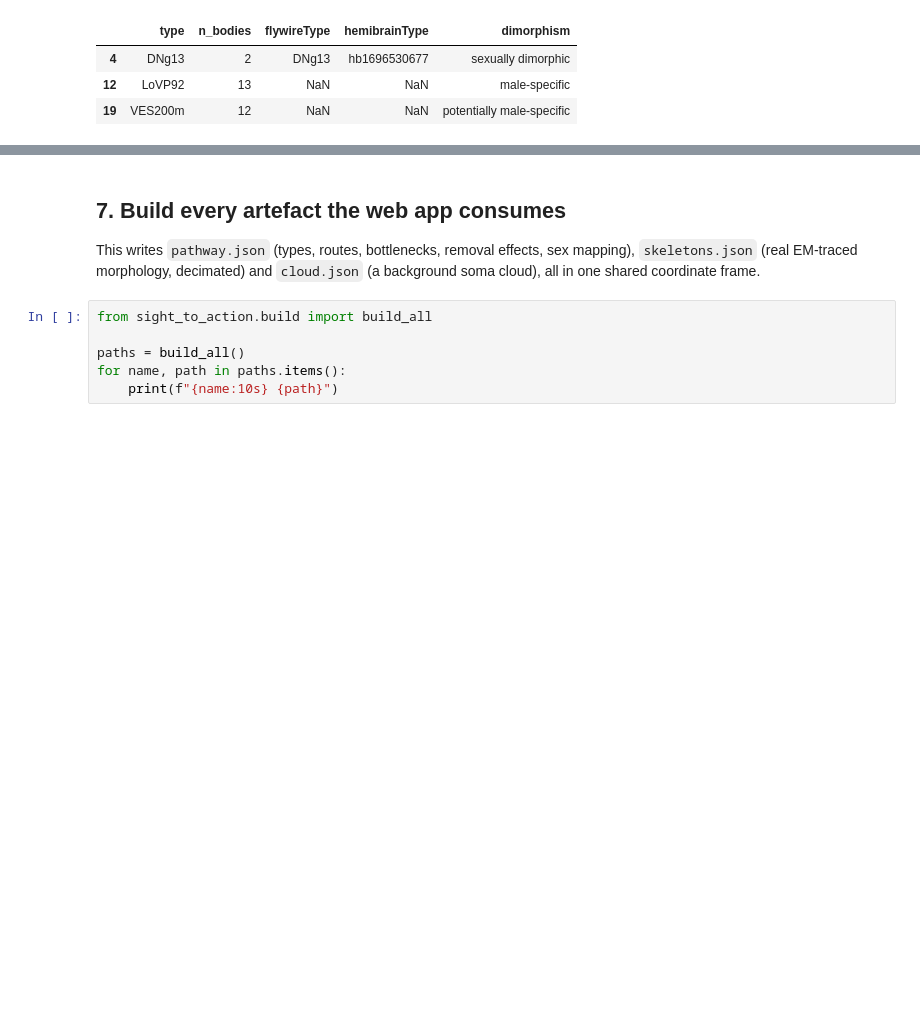
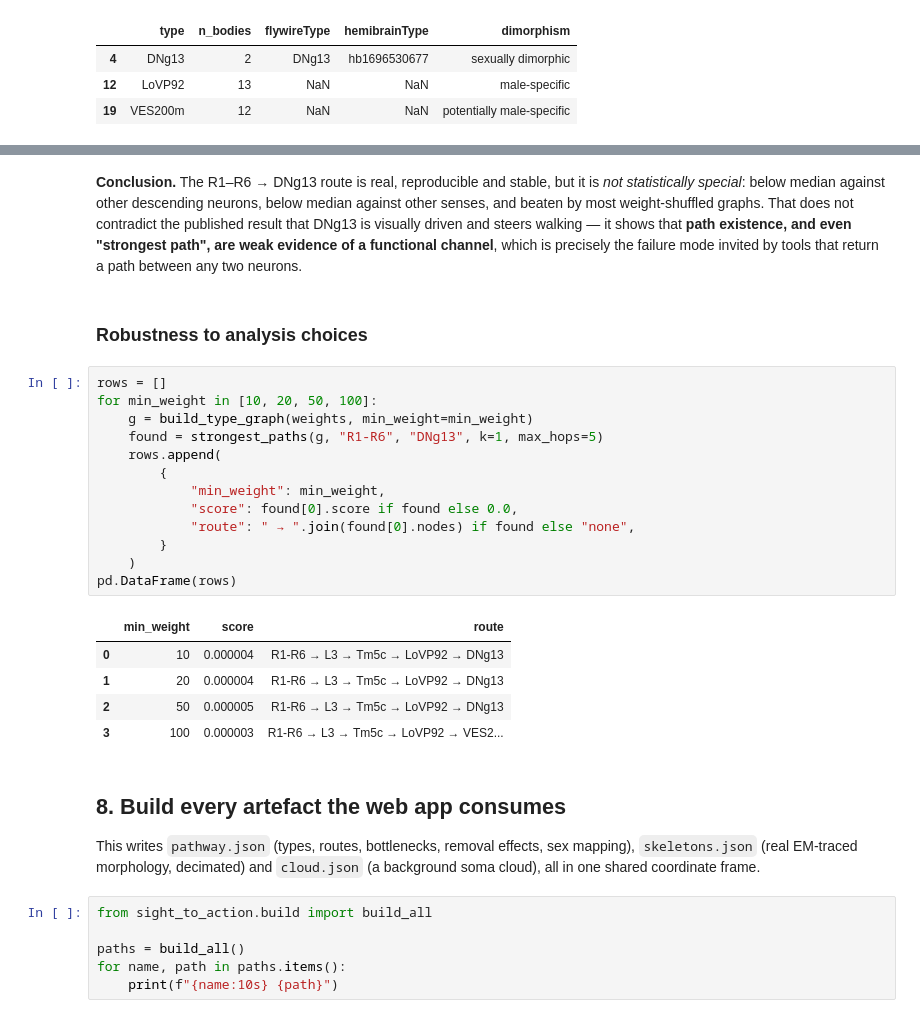
Before and after one commit to kiatechn/sight-to-action, a Jupyter notebook: notebooks/01_extract_pathway.ipynb, the cells around one changed output, grey strips where cells are left out. Cells and saved outputs as stored; diff of their text form; blank space fills up the shorter version.

```diff
--- a/notebooks/01_extract_pathway.ipynb
+++ b/notebooks/01_extract_pathway.ipynb
@@ -225,5 +307,35 @@ sex_df[sex_df["dimorphism"].notna()]
+# %% [markdown]
+**Conclusion.** The R1–R6 → DNg13 route is real, reproducible and stable,
+but it is *not statistically special*: below median against other descending
+neurons, below median against other senses, and beaten by most
+weight-shuffled graphs. That does not contradict the published result that
+DNg13 is visually driven and steers walking — it shows that **path
+existence, and even "strongest path", are weak evidence of a functional
+channel**, which is precisely the failure mode invited by tools that return
+a path between any two neurons.
+# %% [markdown]
+### Robustness to analysis choices
+# %%
+rows = []
+for min_weight in [10, 20, 50, 100]:
+    g = build_type_graph(weights, min_weight=min_weight)
+    found = strongest_paths(g, "R1-R6", "DNg13", k=1, max_hops=5)
+    rows.append(
+        {
+            "min_weight": min_weight,
+            "score": found[0].score if found else 0.0,
+            "route": " → ".join(found[0].nodes) if found else "none",
+        }
+    )
+pd.DataFrame(rows)
+# %% [output]
+|  | min_weight | score | route |
+| 0 | 10 | 0.000004 | R1-R6 → L3 → Tm5c → LoVP92 → DNg13 |
+| 1 | 20 | 0.000004 | R1-R6 → L3 → Tm5c → LoVP92 → DNg13 |
+| 2 | 50 | 0.000005 | R1-R6 → L3 → Tm5c → LoVP92 → DNg13 |
+| 3 | 100 | 0.000003 | R1-R6 → L3 → Tm5c → LoVP92 → VES2... |
 # %% [markdown]
-## 7. Build every artefact the web app consumes
+## 8. Build every artefact the web app consumes
 
 This writes `pathway.json` (types, routes, bottlenecks, removal effects,
 sex mapping), `skeletons.json` (real EM-traced morphology, decimated) and
```
Also changed, not shown: parts of 7 cells of this notebook, 12 other files.
